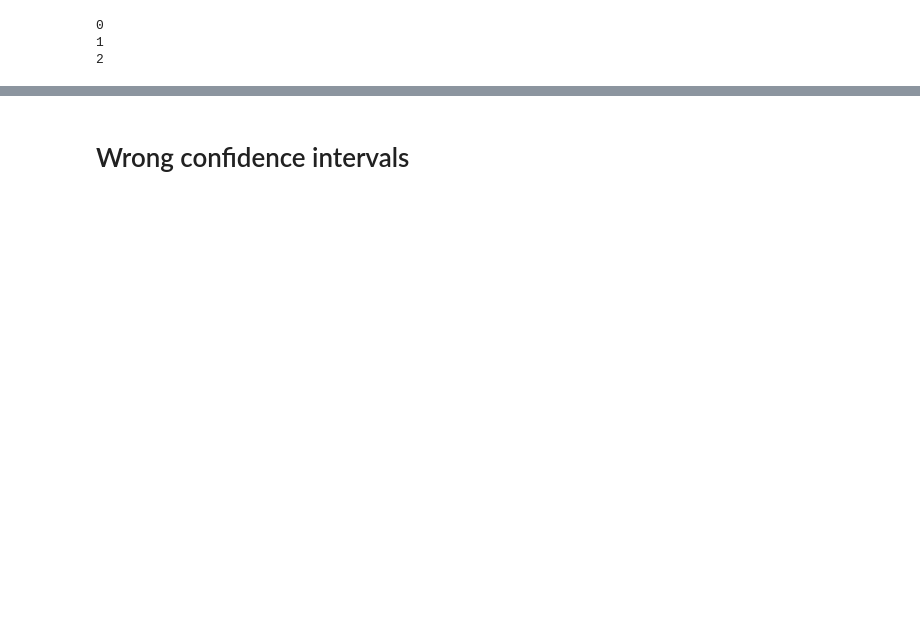
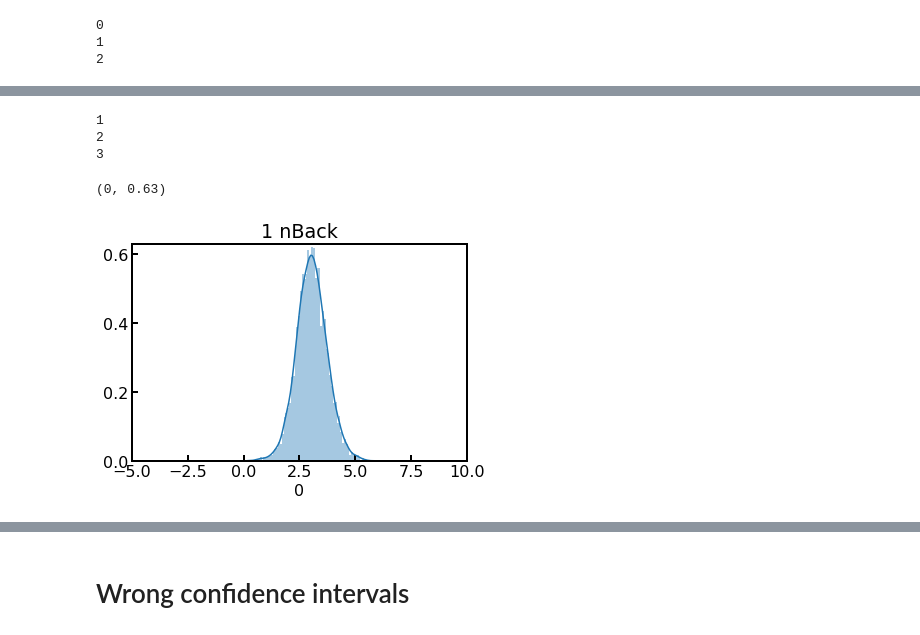
Before and after one commit to WhitneyLab/Serial_Dependence_Analysis_Base, a Jupyter notebook: figures/Fig_3/Fig_3.ipynb, the cells around one changed output, grey strips where cells are left out. Saved outputs shown, nothing was run; the diff lists cells and outputs as text; code cells hidden in the pictures; blank space fills up the shorter version.

```diff
--- a/figures/Fig_3/Fig_3.ipynb
+++ b/figures/Fig_3/Fig_3.ipynb
@@ -259,0 +354,30 @@ ax = sns.swarmplot(x='NTYPE', y="BOOTSTRAP_MEAN", data=ntype_data, dodge=True, s
+# %%
+bootstrap_trimed = pd.DataFrame()
+
+row = 0
+for ntype in nTypes:
+
+    print(ntype)
+    type_data = bootstrap_data[bootstrap_data['TYPE'] == ntype]
+
+    for iteration in range(5000):
+
+        column = str(iteration)
+
+        bootstrap_trimed.loc[row,'TYPE'] = ntype
+        bootstrap_trimed.loc[row, column] = np.mean(type_data[column])
+
+
+    row += 1
+# %% [output]
+1
+2
+3
+# %%
+sns.distplot(bootstrap_trimed.iloc[0, 1:], bins=100)
+plt.title('1 nBack')
+plt.xlim(-5, 10)
+plt.ylim(0, 0.63)
+# %% [output]
+(0, 0.63)
+[figure, added]
```
Also changed, not shown: parts of 19 cells of this notebook, 3 other files.
